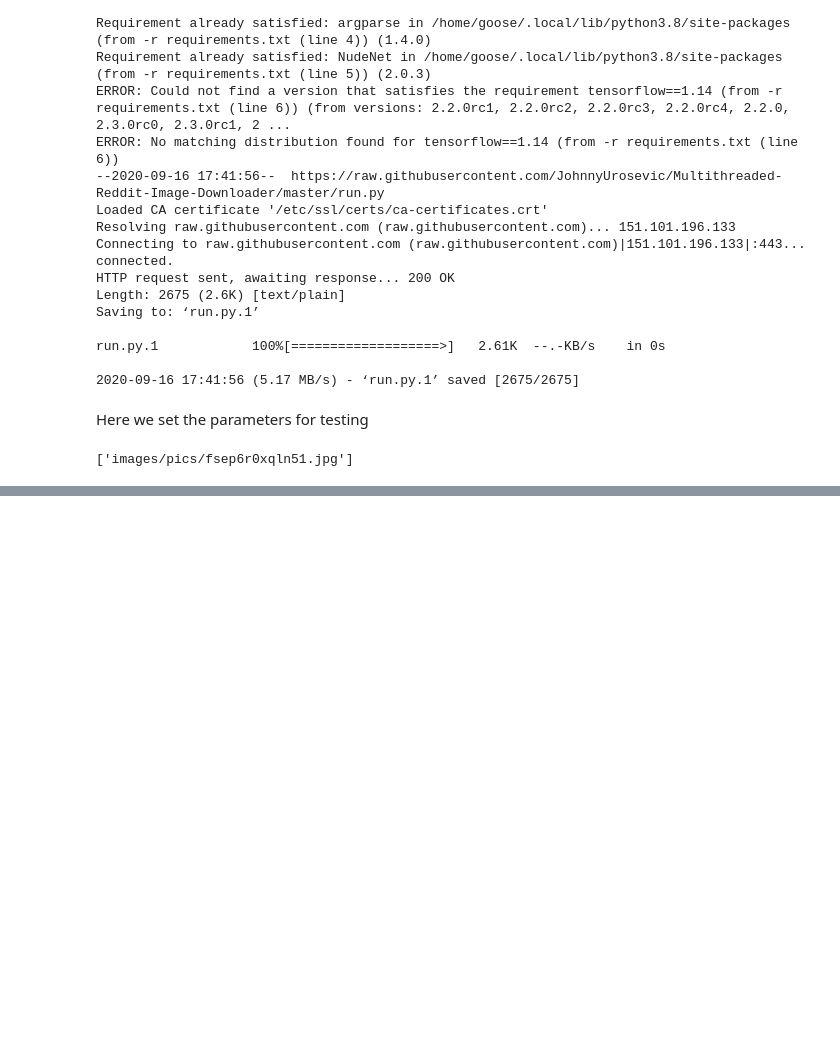
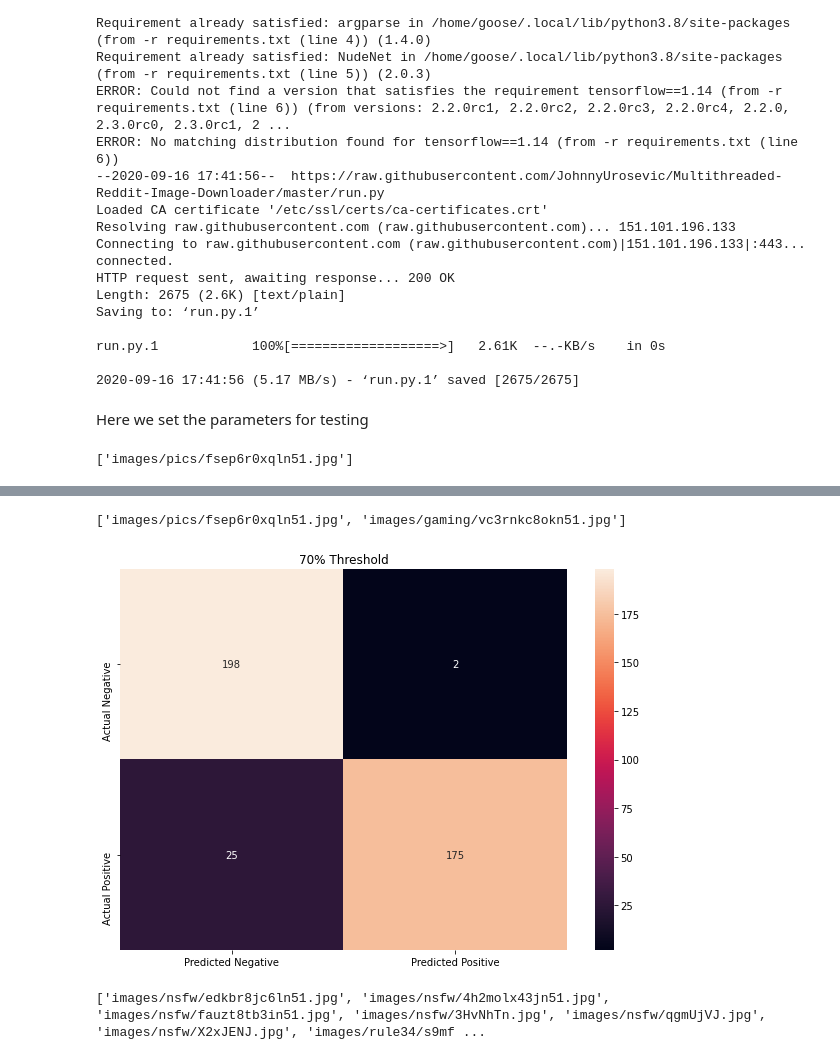
Before and after one commit to JohnnyUrosevic/NudeNet-Tests, a Jupyter notebook: nudenet_tester.ipynb, the cells around one changed output, grey strips where cells are left out. Saved outputs shown, nothing was run; the diff lists cells and outputs as text; code cells hidden in the pictures; blank space fills up the shorter version.

Commit message:
Plot varying thresholds

```diff
--- a/nudenet_tester.ipynb
+++ b/nudenet_tester.ipynb
@@ -98,0 +101,12 @@ plot(.8)
+# %%
+print([k for k, v in preds.items() if v == (1,0)])
+# %% [output]
+['images/pics/fsep6r0xqln51.jpg', 'images/gaming/vc3rnkc8okn51.jpg']
+# %%
+plot(.7)
+# %% [output]
+[figure, added]
+# %%
+print([k for k, v in preds.items() if v == (0,1)])
+# %% [output]
+['images/nsfw/edkbr8jc6ln51.jpg', 'images/nsfw/4h2molx43jn51.jpg', 'images/nsfw/fauzt8tb3in51.jpg', 'images/nsfw/3HvNhTn.jpg', 'images/nsfw/qgmUjVJ.jpg', 'images/nsfw/X2xJENJ.jpg', 'images/rule34/s9mf ...
```
Also changed, not shown: parts of 2 cells of this notebook.
